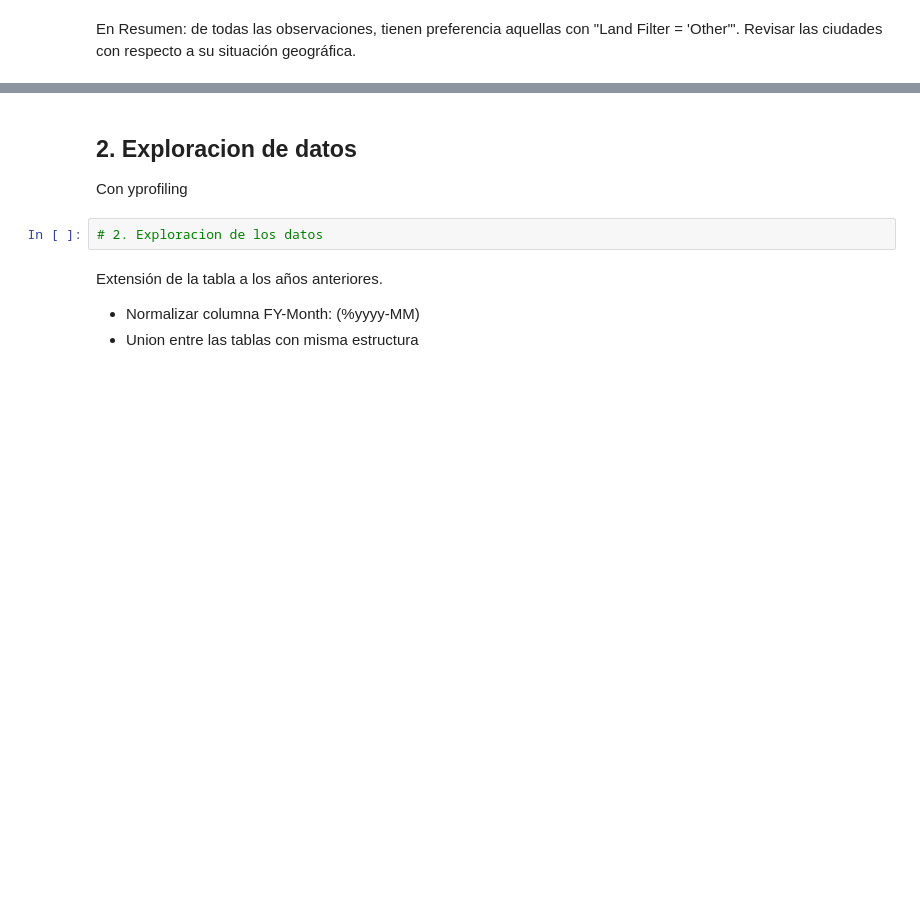
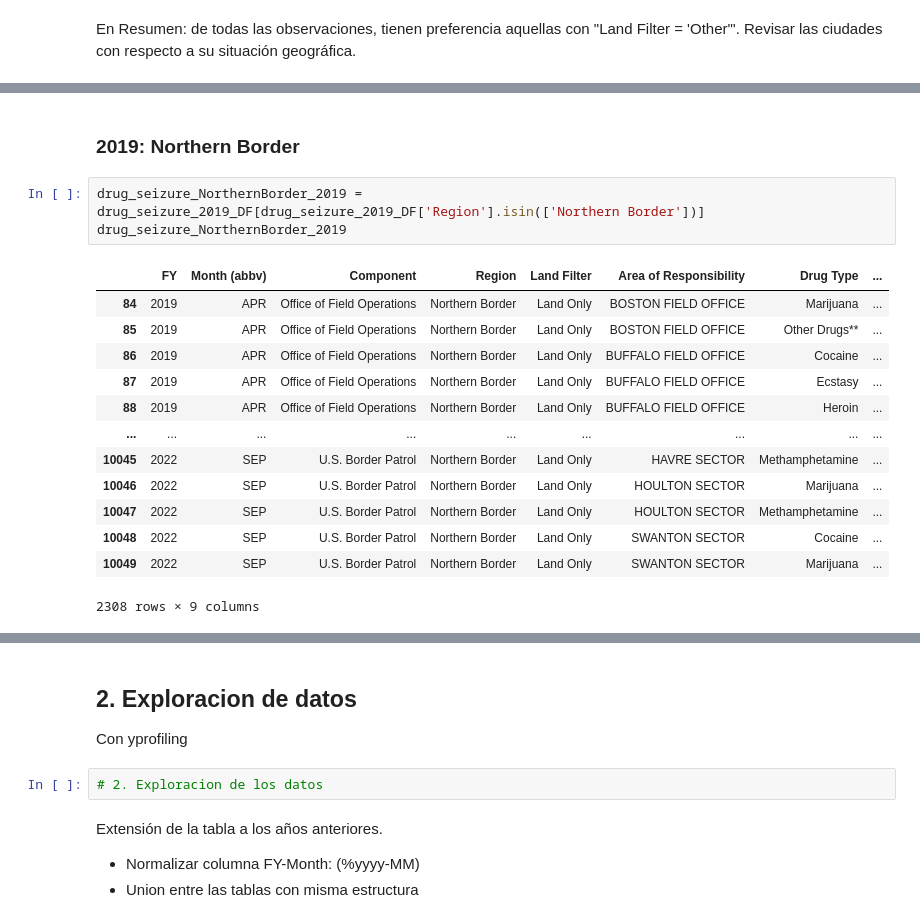
Before and after one commit to GonzaloLopezS/TFM_AFI_2025, a Jupyter notebook: AAA_code/drug-seizure_EDA.ipynb, the cells around one changed output, grey strips where cells are left out. Saved outputs shown, nothing was run; the diff lists cells and outputs as text; blank space fills up the shorter version.

```diff
--- a/AAA_code/drug-seizure_EDA.ipynb
+++ b/AAA_code/drug-seizure_EDA.ipynb
@@ -161,0 +230,19 @@ En Resumen: de todas las observaciones, tienen preferencia aquellas con "Land Fi
+# %% [markdown]
+### 2019: Northern Border
+# %%
+drug_seizure_NorthernBorder_2019 = drug_seizure_2019_DF[drug_seizure_2019_DF['Region'].isin(['Northern Border'])]
+drug_seizure_NorthernBorder_2019
+# %% [output]
+|  | FY | Month (abbv) | Component | Region | Land Filter | Area of Responsibility | Drug Type | ... |
+| 84 | 2019 | APR | Office of Field Operations | Northern Border | Land Only | BOSTON FIELD OFFICE | Marijuana | ... |
+| 85 | 2019 | APR | Office of Field Operations | Northern Border | Land Only | BOSTON FIELD OFFICE | Other Drugs** | ... |
+| 86 | 2019 | APR | Office of Field Operations | Northern Border | Land Only | BUFFALO FIELD OFFICE | Cocaine | ... |
+| 87 | 2019 | APR | Office of Field Operations | Northern Border | Land Only | BUFFALO FIELD OFFICE | Ecstasy | ... |
+| 88 | 2019 | APR | Office of Field Operations | Northern Border | Land Only | BUFFALO FIELD OFFICE | Heroin | ... |
+| ... | ... | ... | ... | ... | ... | ... | ... | ... |
+| 10045 | 2022 | SEP | U.S. Border Patrol | Northern Border | Land Only | HAVRE SECTOR | Methamphetamine | ... |
+| 10046 | 2022 | SEP | U.S. Border Patrol | Northern Border | Land Only | HOULTON SECTOR | Marijuana | ... |
+| 10047 | 2022 | SEP | U.S. Border Patrol | Northern Border | Land Only | HOULTON SECTOR | Methamphetamine | ... |
+| 10048 | 2022 | SEP | U.S. Border Patrol | Northern Border | Land Only | SWANTON SECTOR | Cocaine | ... |
+| 10049 | 2022 | SEP | U.S. Border Patrol | Northern Border | Land Only | SWANTON SECTOR | Marijuana | ... |
+2308 rows × 9 columns
```
Also changed, not shown: parts of 23 cells of this notebook, 25 other files.
